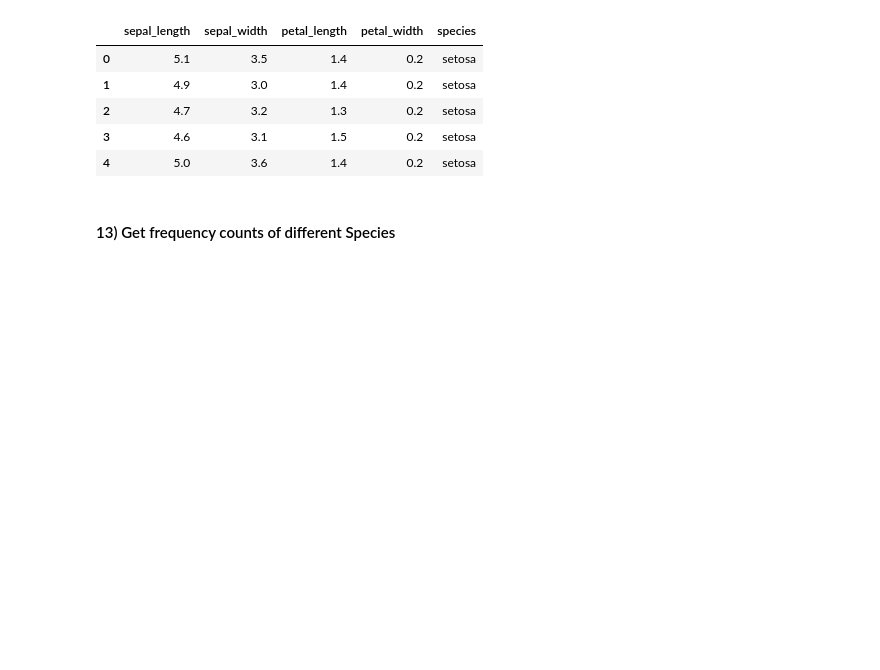
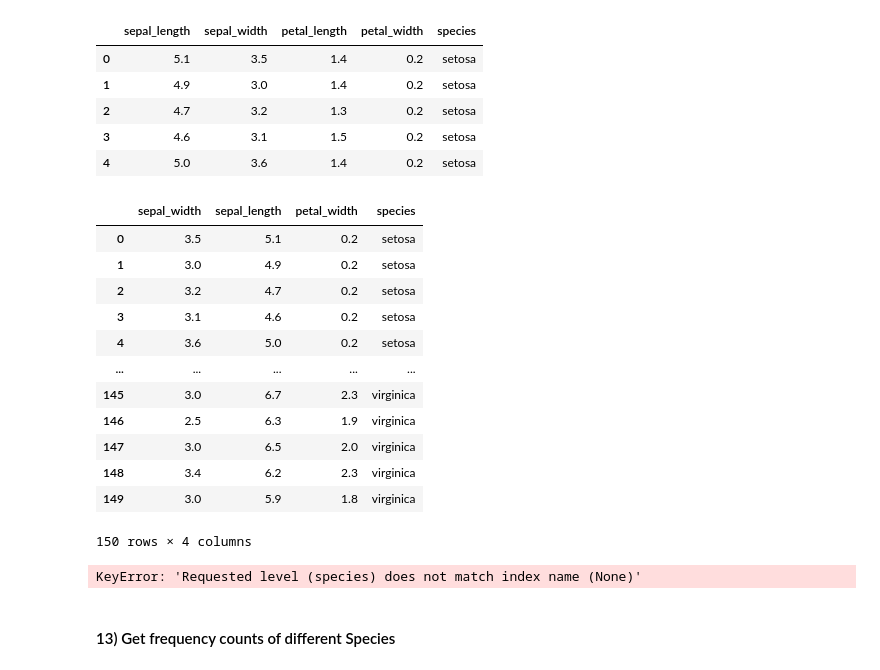
Before and after one commit to Codderadu/DataScience_IIT-Guwahati, a Jupyter notebook: Pandas/pandas_practice_questions.ipynb, the cells around one changed output. Saved outputs shown, nothing was run; the diff lists cells and outputs as text; code cells hidden in the pictures; blank space fills up the shorter version.

```diff
--- a/Pandas/pandas_practice_questions.ipynb
+++ b/Pandas/pandas_practice_questions.ipynb
@@ -188,6 +188,26 @@ iris.head()
 | 2 | 4.7 | 3.2 | 1.3 | 0.2 | setosa |
 | 3 | 4.6 | 3.1 | 1.5 | 0.2 | setosa |
 | 4 | 5.0 | 3.6 | 1.4 | 0.2 | setosa |
+# %%
+iris[["sepal_width","sepal_length","petal_width","species"]]
+# %% [output]
+|  | sepal_width | sepal_length | petal_width | species |
+| 0 | 3.5 | 5.1 | 0.2 | setosa |
+| 1 | 3.0 | 4.9 | 0.2 | setosa |
+| 2 | 3.2 | 4.7 | 0.2 | setosa |
+| 3 | 3.1 | 4.6 | 0.2 | setosa |
+| 4 | 3.6 | 5.0 | 0.2 | setosa |
+| ... | ... | ... | ... | ... |
+| 145 | 3.0 | 6.7 | 2.3 | virginica |
+| 146 | 2.5 | 6.3 | 1.9 | virginica |
+| 147 | 3.0 | 6.5 | 2.0 | virginica |
+| 148 | 3.4 | 6.2 | 2.3 | virginica |
+| 149 | 3.0 | 5.9 | 1.8 | virginica |
+150 rows × 4 columns
+# %%
+iris.reset_index(["species"])
+# %% [output]
+KeyError: 'Requested level (species) does not match index name (None)'
 # %% [markdown]
 #### 13) Get frequency counts of different Species
 # %%
```
Also changed, not shown: parts of 5 cells of this notebook, 3 other files.
